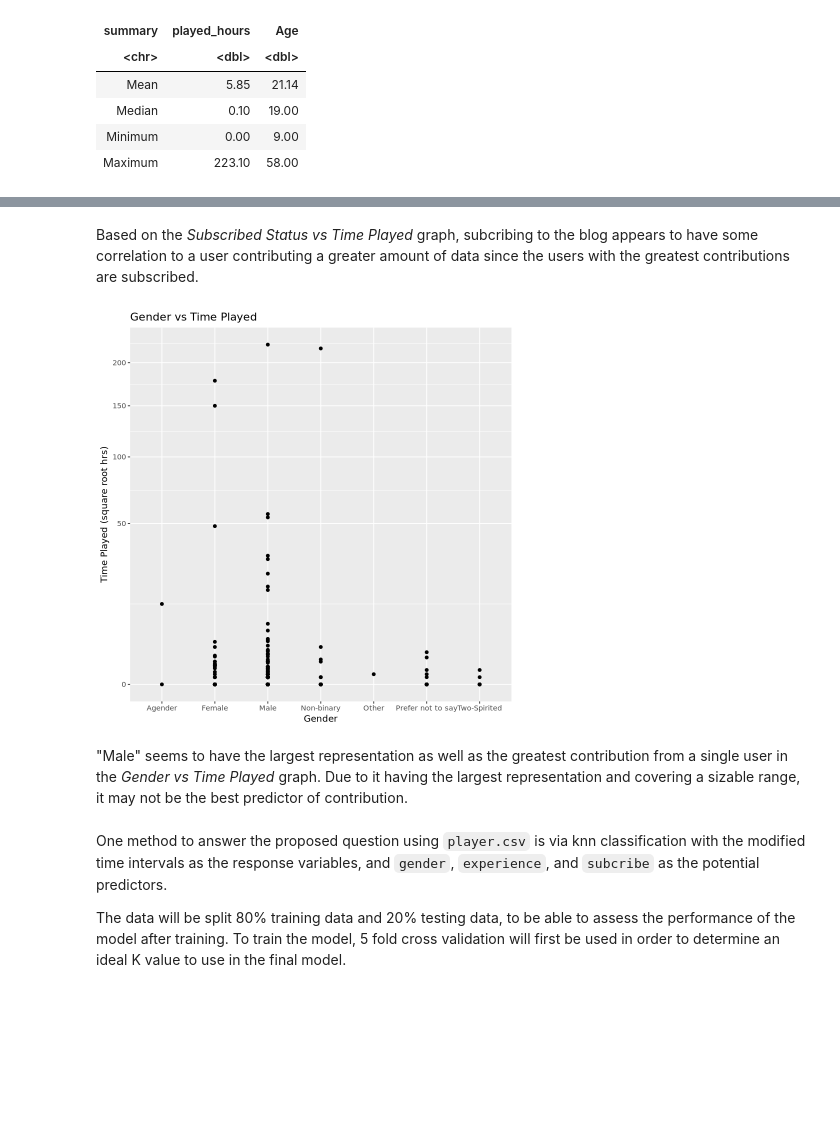
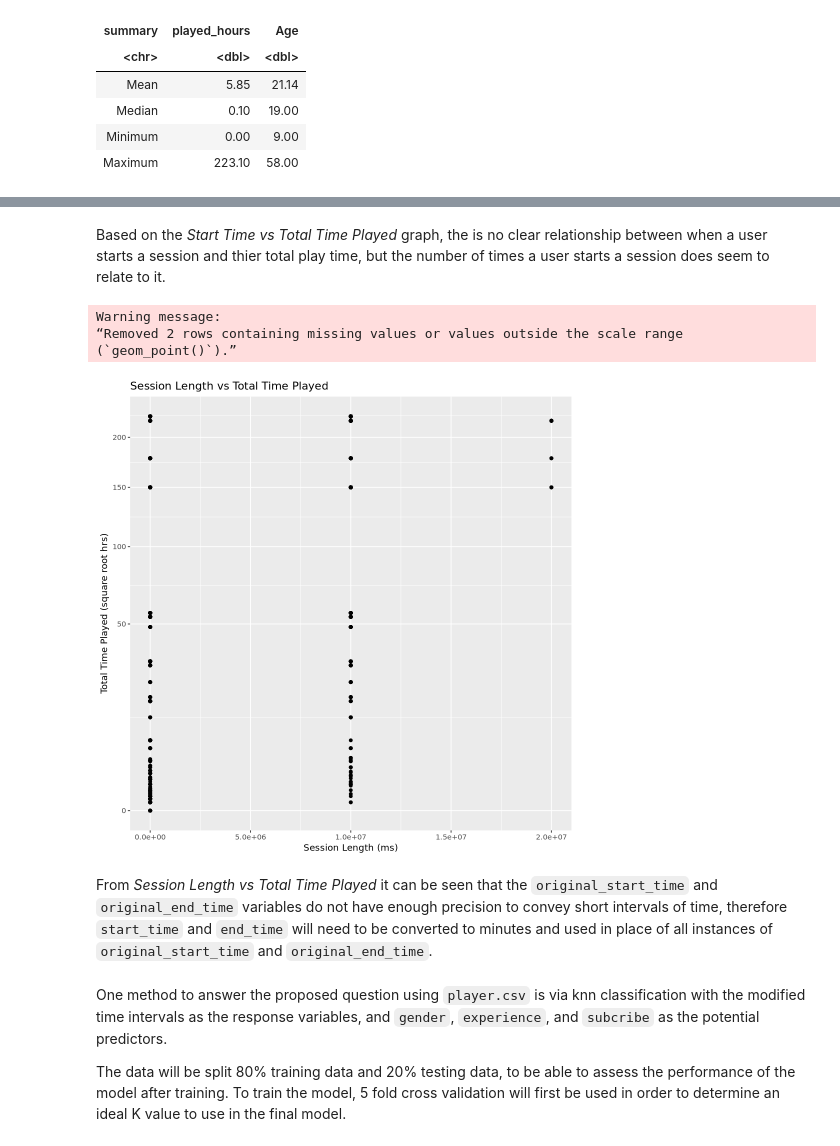
Before and after one commit to n-b-t/DSCI-100-Project-individual-, a Jupyter notebook: Planning_Report.ipynb, the cells around one changed output, grey strips where cells are left out. Drawn from its saved outputs; the diff is of its cells as text; code cells hidden in the pictures; blank space fills up the shorter version.

```diff
--- a/Planning_Report.ipynb
+++ b/Planning_Report.ipynb
@@ -101,3 +92,6 @@ A tibble: 6 × 7
 | bfce39c89d6549f2bb94d8064d3ce69dc... | 2024-07-25 | 03:22 | 2024-07-25 | 03:58 | 1.72188e+12 | 1.72188e+12 |
 | 36d9cbb4c6bc0c1a6911436d2da0d09ec... | 2024-05-25 | 16:01 | 2024-05-25 | 16:12 | 1.71665e+12 | 1.71665e+12 |
 | bfce39c89d6549f2bb94d8064d3ce69dc... | 2024-06-23 | 15:08 | 2024-06-23 | 17:10 | 1.71916e+12 | 1.71916e+12 |
+# %%
+combined_data <- merge(player_data, sessions_tidy, "hashedEmail")
+head(combined_data)
@@ -146,18 +155,21 @@ subscription_plot
 # %% [markdown]
-Based on the *Subscribed Status vs Time Played* graph, subcribing to the blog appears to have some correlation to a user contributing a greater amount of data since the users with the greatest contributions are subscribed.
+Based on the *Start Time vs Total Time Played* graph, the is no clear relationship between when a user starts a session and thier total play time, but the number of times a user starts a session does seem to relate to it.
 # %%
-gender_plot <-  player_data |>
-                    ggplot(aes(x = gender, played_hours)) +
+session_length_plot <-  combined_data |>
+                    ggplot(aes(x = original_end_time-original_start_time, played_hours)) +
                     geom_point() +
-                    labs(x = "Gender", y = "Time Played (square root hrs)",
-                         title = "Gender vs Time Played") +
+                    labs(x = "Session Length (ms)", y = "Total Time Played (square root hrs)",
+                         title = "Session Length vs Total Time Played") +
                     theme(text = element_text(30)) +
                     scale_y_sqrt()
-gender_plot
+session_length_plot
 # %% [output]
+Warning message:
+“Removed 2 rows containing missing values or values outside the scale range
+(`geom_point()`).”
-[figure, old version]
+[figure, new version]
 # %% [markdown]
-"Male" seems to have the largest representation as well as the greatest contribution from a single user in the *Gender vs Time Played* graph. Due to it having the largest representation and covering a sizable range, it may not be the best predictor of contribution.
+From *Session Length vs Total Time Played* it can be seen that the `original_start_time` and `original_end_time` variables do not have enough precision to convey short intervals of time, therefore `start_time` and `end_time` will need to be converted to minutes and used in place of all instances of `original_start_time` and `original_end_time`.
 # %% [markdown]
 One method to answer the proposed question using `player.csv` is via knn classification with the modified time intervals as the response variables, and `gender`, `experience`, and `subcribe` as the potential predictors.
 
```
Also changed, not shown: parts of 5 cells of this notebook.
